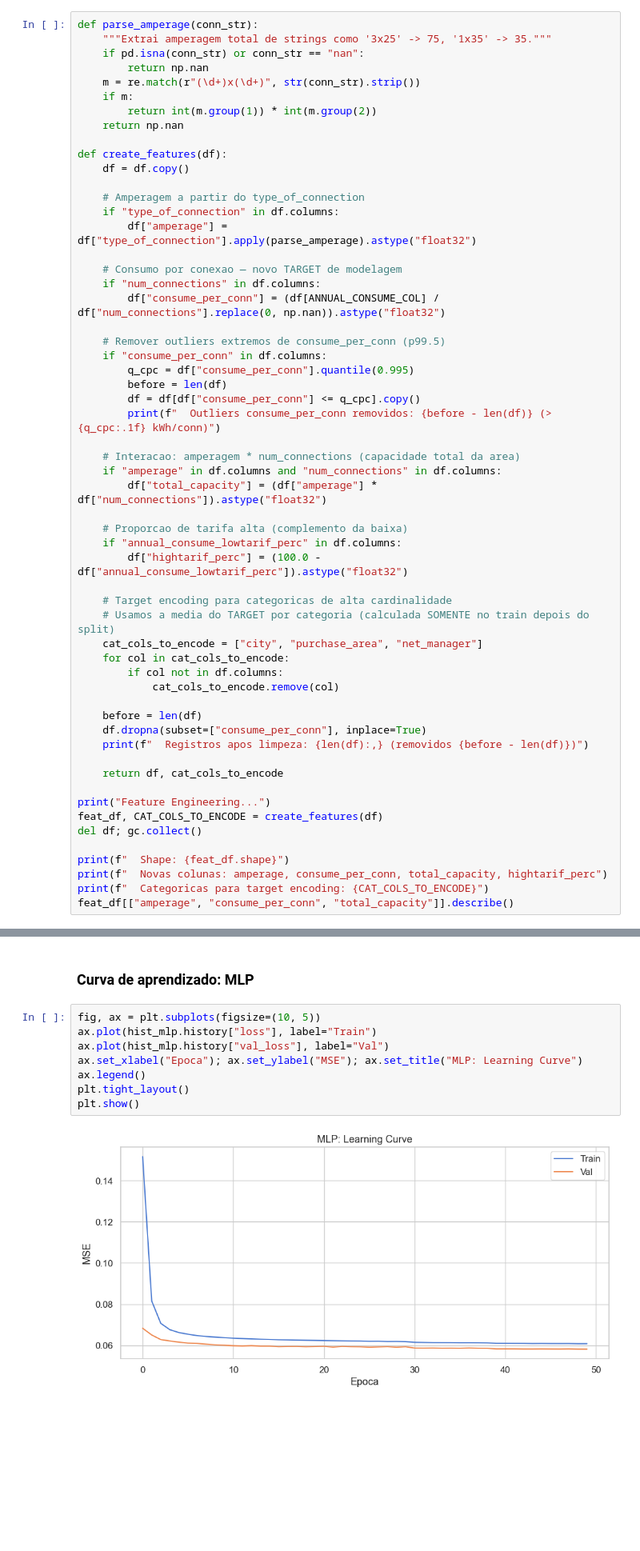
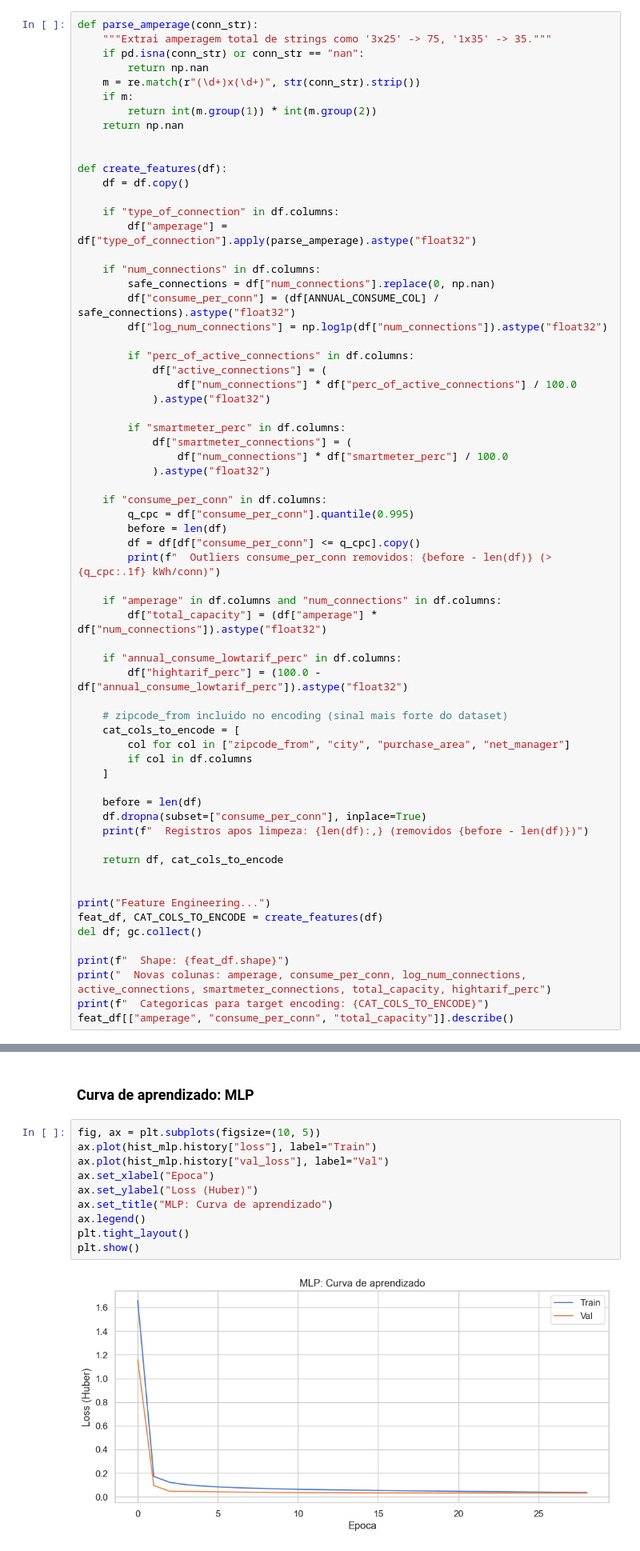
Before and after one commit to Renan-Vizoto/IA-RAG, a Jupyter notebook: notebooks/dutch_energy_regressao.ipynb, the cells around one changed output, grey strips where cells are left out. Shown at 80% size. Drawn from its saved outputs; the diff is of its cells as text; blank space fills up the shorter version.

```diff
--- a/notebooks/dutch_energy_regressao.ipynb
+++ b/notebooks/dutch_energy_regressao.ipynb
@@ -361,38 +499,45 @@ def parse_amperage(conn_str):
         return int(m.group(1)) * int(m.group(2))
     return np.nan
 
+
 def create_features(df):
     df = df.copy()
 
-    # Amperagem a partir do type_of_connection
     if "type_of_connection" in df.columns:
         df["amperage"] = df["type_of_connection"].apply(parse_amperage).astype("float32")
 
-    # Consumo por conexao — novo TARGET de modelagem
     if "num_connections" in df.columns:
-        df["consume_per_conn"] = (df[ANNUAL_CONSUME_COL] / df["num_connections"].replace(0, np.nan)).astype("float32")
+        safe_connections = df["num_connections"].replace(0, np.nan)
+        df["consume_per_conn"] = (df[ANNUAL_CONSUME_COL] / safe_connections).astype("float32")
+        df["log_num_connections"] = np.log1p(df["num_connections"]).astype("float32")
 
-    # Remover outliers extremos de consume_per_conn (p99.5)
+        if "perc_of_active_connections" in df.columns:
+            df["active_connections"] = (
+                df["num_connections"] * df["perc_of_active_connections"] / 100.0
+            ).astype("float32")
+
+        if "smartmeter_perc" in df.columns:
+            df["smartmeter_connections"] = (
+                df["num_connections"] * df["smartmeter_perc"] / 100.0
+            ).astype("float32")
+
     if "consume_per_conn" in df.columns:
         q_cpc = df["consume_per_conn"].quantile(0.995)
         before = len(df)
         df = df[df["consume_per_conn"] <= q_cpc].copy()
         print(f"  Outliers consume_per_conn removidos: {before - len(df)} (>{q_cpc:.1f} kWh/conn)")
 
-    # Interacao: amperagem * num_connections (capacidade total da area)
     if "amperage" in df.columns and "num_connections" in df.columns:
         df["total_capacity"] = (df["amperage"] * df["num_connections"]).astype("float32")
 
-    # Proporcao de tarifa alta (complemento da baixa)
     if "annual_consume_lowtarif_perc" in df.columns:
         df["hightarif_perc"] = (100.0 - df["annual_consume_lowtarif_perc"]).astype("float32")
 
-    # Target encoding para categoricas de alta cardinalidade
-    # Usamos a media do TARGET por categoria (calculada SOMENTE no train depois do split)
-    cat_cols_to_encode = ["city", "purchase_area", "net_manager"]
-    for col in cat_cols_to_encode:
-        if col not in df.columns:
-            cat_cols_to_encode.remove(col)
+    # zipcode_from incluido no encoding (sinal mais forte do dataset)
+    cat_cols_to_encode = [
+        col for col in ["zipcode_from", "city", "purchase_area", "net_manager"]
+        if col in df.columns
+    ]
 
     before = len(df)
     df.dropna(subset=["consume_per_conn"], inplace=True)
@@ -400,12 +545,13 @@ def create_features(df):
 
     return df, cat_cols_to_encode
 
+
 print("Feature Engineering...")
 feat_df, CAT_COLS_TO_ENCODE = create_features(df)
 del df; gc.collect()
 
 print(f"  Shape: {feat_df.shape}")
-print(f"  Novas colunas: amperage, consume_per_conn, total_capacity, hightarif_perc")
+print("  Novas colunas: amperage, consume_per_conn, log_num_connections, active_connections, smartmeter_connections, total_capacity, hightarif_perc")
 print(f"  Categoricas para target encoding: {CAT_COLS_TO_ENCODE}")
 feat_df[["amperage", "consume_per_conn", "total_capacity"]].describe()
 # %% [output]
@@ -764,13 +1090,15 @@ plt.show()
 # %%
 fig, ax = plt.subplots(figsize=(10, 5))
 ax.plot(hist_mlp.history["loss"], label="Train")
 ax.plot(hist_mlp.history["val_loss"], label="Val")
-ax.set_xlabel("Epoca"); ax.set_ylabel("MSE"); ax.set_title("MLP: Learning Curve")
+ax.set_xlabel("Epoca")
+ax.set_ylabel("Loss (Huber)")
+ax.set_title("MLP: Curva de aprendizado")
 ax.legend()
 plt.tight_layout()
 plt.show()
 # %% [output]
-[figure, old version]
+[figure, new version]
 # %% [markdown]
 ## 12. Importancia de features
 # %%
```
Also changed, not shown: parts of 44 cells of this notebook, 21 other files.
